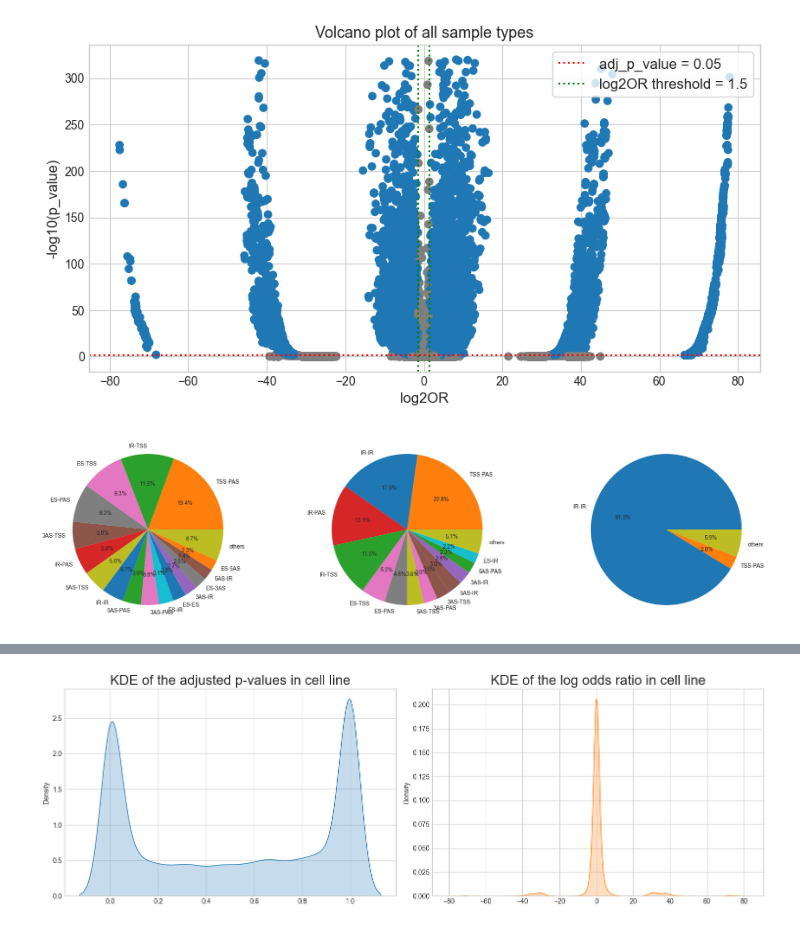
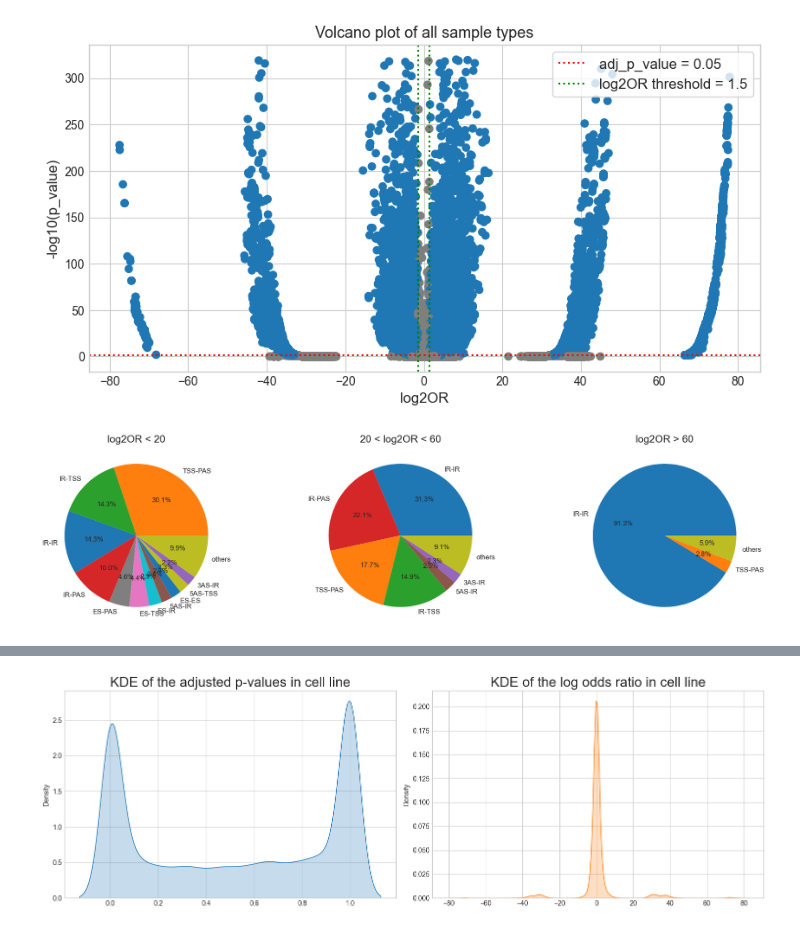
Before and after one commit to carmineceraolo/splicing-coordination, a Jupyter notebook: sheet05.ipynb, the cells around one changed output, grey strips where cells are left out. Cells and saved outputs as stored; diff of their text form; code cells hidden in the pictures.

```diff
--- a/sheet05.ipynb
+++ b/sheet05.ipynb
@@ -137,13 +133,24 @@ def volcano_plot(df,ax = None,sig=0.05,sigor=1.5,tag="(add a tag)",normalized=Fa
 
 
     x=np.array(df.log2OR)
-    y=np.array(-np.log10(df.adj_p_value))
 
     if normalized == True:
+        sigor-=np.mean(x)
+        sigor/=np.std(x)
         x-=np.mean(x)
         x/=np.std(x)
+
+        y=np.array(df.adj_p_value)
+
+        sig-=np.mean(y)
+        sig/=np.std(y)
+
+        y-=np.mean(y)
+        y/=np.std(y)
+        y=-np.log10(y)
         title=f"Normalized volcano plot of {tag}"
     else:
+        y=np.array(-np.log10(df.adj_p_value))
         title=f"Volcano plot of {tag}"
 
     ax.scatter(x,y,c=colors)
@@ -154,7 +161,7 @@ def volcano_plot(df,ax = None,sig=0.05,sigor=1.5,tag="(add a tag)",normalized=Fa
 
 
 
-    ax.set_title(title,fontsize=13)
+    ax.set_title(title,fontsize=13+7)
     ax.set_ylabel("-log10(p_value)",fontsize=12)
     ax.set_xlabel("log2OR",fontsize=12)
     ax.legend(frameon=True,fontsize=12)
@@ -203,13 +210,18 @@ plt.savefig(figures+"volcano_plot_ensemble.png")
 g1=dfg[abs(dfg.log2OR)<20]
 g2=dfg[(abs(dfg.log2OR)<60) & (abs(dfg.log2OR)>20)]
 g3=dfg[abs(dfg.log2OR)>60]
+# %%
+plt.rcParams["font.size"] = 12 #default was 10
 # %%
-def piechart(df,color_dict=None,ax=None):
+def piechart(df,color_dict=None,ax=None,sig=0.05,title=""):
 
     if ax is None:
         fig,ax=plt.subplots(figsize=(10,5))
 
-    dfstats=types_stats(df)
+    sig_df=df[df.adj_p_value<sig]
+    sig_df.reset_index(drop=True)
+
+    dfstats=types_stats(sig_df)
 
     sizes=[e[0] for e in dfstats if e[0]>0.02]
     labels=["-".join(e[2]) for e in dfstats if e[0]>0.02]
@@ -221,6 +233,7 @@ def piechart(df,color_dict=None,ax=None):
         colors=[color_dict[l] for l in labels]
 
     ax.pie(sizes,labels=labels,autopct='%1.1f%%',colors=colors)
+    ax.set_title(title,fontsize=18)
 # %%
 labels=['IR-IR', 'TSS-PAS', 'IR-TSS', 'IR-PAS', '3AS-IR', '5AS-IR', '3AS-PAS', 'ES-3AS', '5AS-TSS',
         '3AS-5AS', 'TSS-TSS', 'PAS-PAS', 'ME-TSS', 'ME-PAS', 'ME-ME', 'IR-ME','ES-TSS', 'ES-PAS',
@@ -236,11 +249,14 @@ for i in range(len(labels)):
 # %%
 fig,axs=plt.subplots(figsize=(10*2,5),ncols=3)
 
 gs=(g1,g2,g3)
+titles=["log2OR < 20", "20 < log2OR < 60", "log2OR > 60"]
 
 for i in range(3):
-    piechart(gs[i],ax=axs[i],color_dict=color_dict)
+    piechart(gs[i],ax=axs[i],color_dict=color_dict,title=titles[i])
 fig.tight_layout()
+
+plt.savefig(figures+"log2OR_piechart_sig.png")
 # %% [output]
-[figure, old version]
+[figure, new version]
 # %%
```
Also changed, not shown: parts of 8 cells of this notebook, 14 other files.
